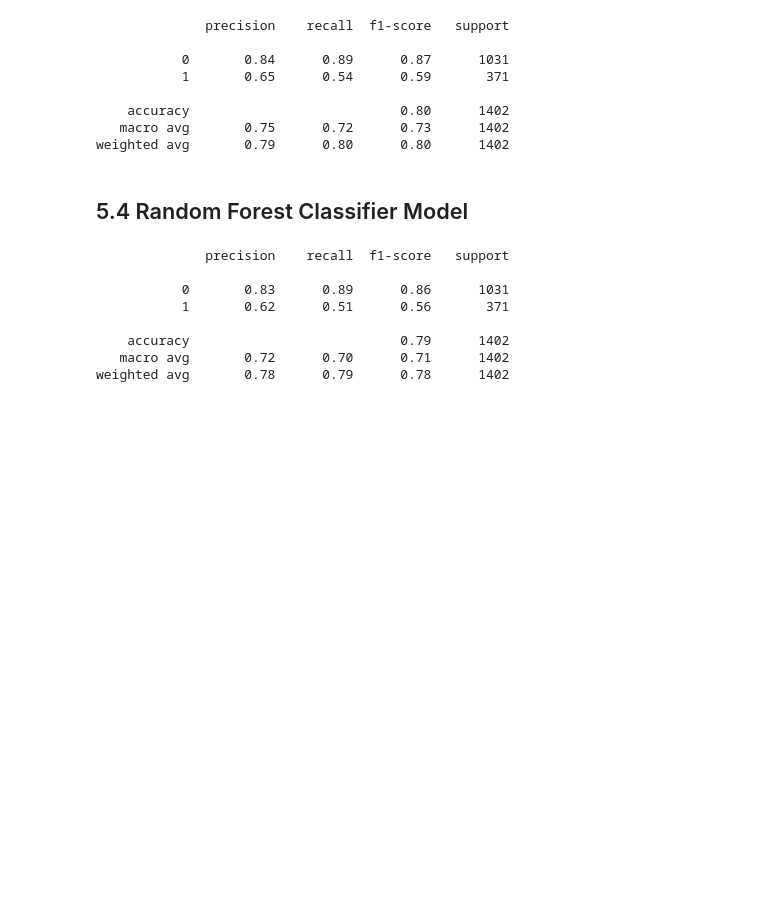
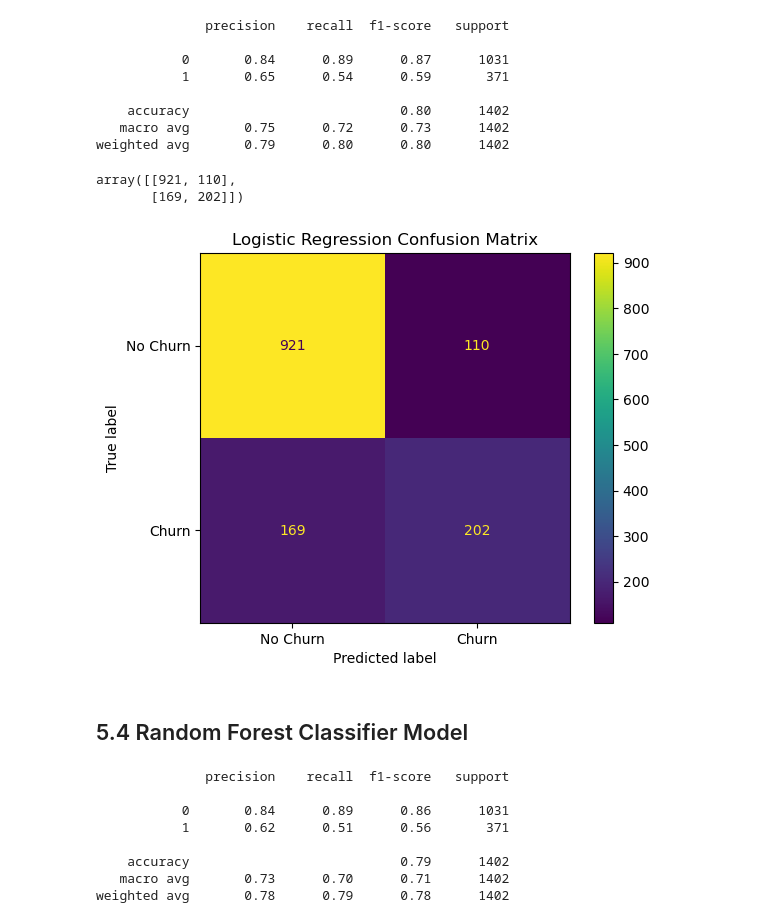
Before and after one commit to raymakoko/Customer-Churning-Prediction, a Jupyter notebook: notebook.ipynb, the cells around one changed output. Saved outputs shown, nothing was run; the diff lists cells and outputs as text; code cells hidden in the pictures; blank space fills up the shorter version.

```diff
--- a/notebook.ipynb
+++ b/notebook.ipynb
@@ -645,10 +663,29 @@ print(classification_report(y_test,y_pred))
     accuracy                           0.80      1402
    macro avg       0.75      0.72      0.73      1402
 weighted avg       0.79      0.80      0.80      1402
+# %%
+# evaluate using confusion matrix
+cm = confusion_matrix(y_test, y_pred)
+cm
+# %% [output]
+array([[921, 110],
+       [169, 202]])
+# %%
+# plot Confusion matrix to display  what is observed
+
+ConfusionMatrixDisplay(
+    confusion_matrix= cm,
+    display_labels=["No Churn", "Churn"]
+).plot()
+
+plt.title("Logistic Regression Confusion Matrix")
+plt.show()
+# %% [output]
+[figure, added]
 # %% [markdown]
 ## 5.4 Random Forest Classifier Model
 # %%
-rf = RandomForestClassifier(n_estimators=1000, random_state=42)
+rf = RandomForestClassifier(n_estimators=100,  random_state=42) #class_weight='balanced_subsample', max_depth=6, min_samples_leaf=10,
 rf.fit(X_train_final, y_train)
 
 y_pred =rf.predict(X_test_final)
@@ -657,9 +694,9 @@ print(classification_report(y_test,y_pred))
 # %% [output]
               precision    recall  f1-score   support
 
-           0       0.83      0.89      0.86      1031
+           0       0.84      0.89      0.86      1031
            1       0.62      0.51      0.56       371
 
     accuracy                           0.79      1402
-   macro avg       0.72      0.70      0.71      1402
+   macro avg       0.73      0.70      0.71      1402
 weighted avg       0.78      0.79      0.78      1402
```
Also changed, not shown: parts of 14 cells of this notebook, 1 other file.
